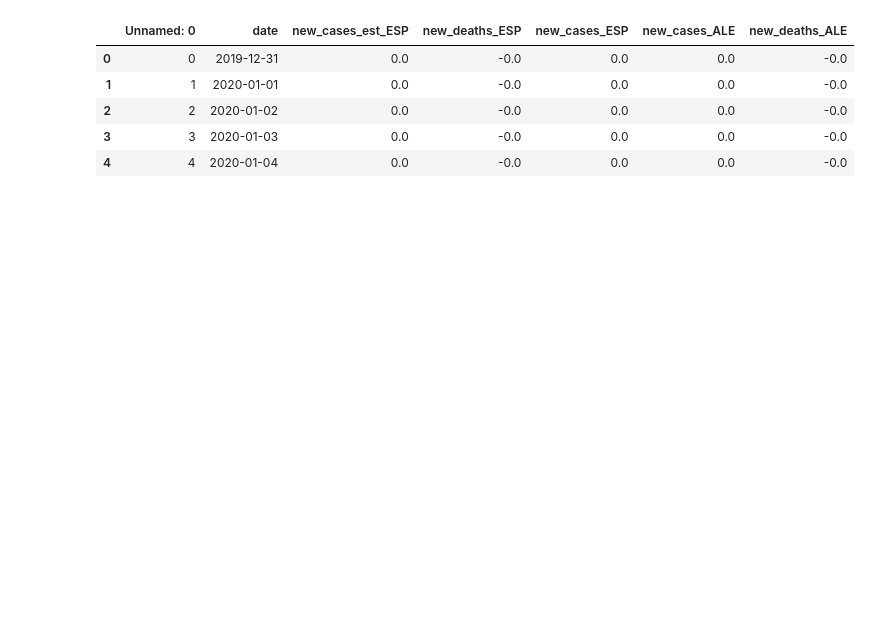
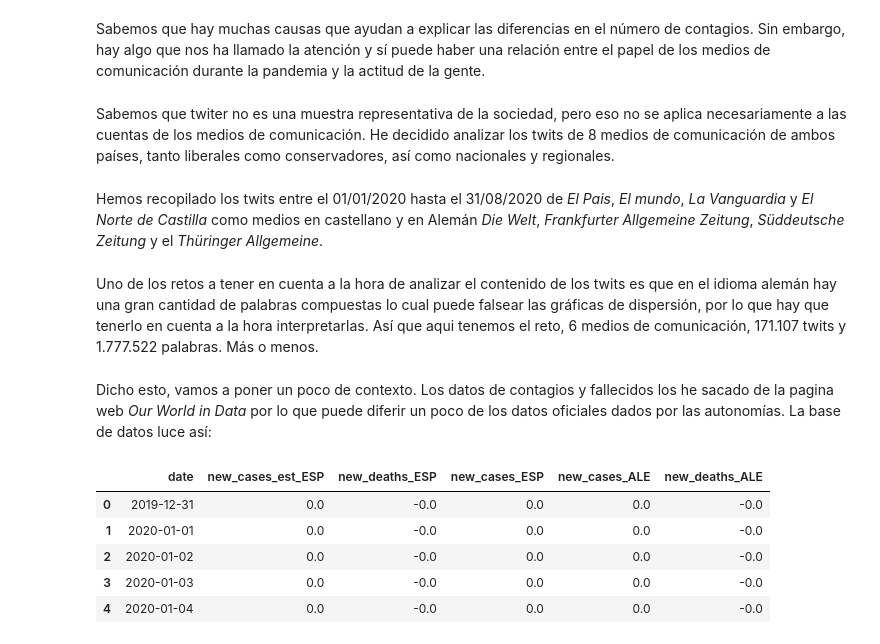
Before and after one commit to psiconomicon/blog, a Jupyter notebook: _notebooks/2020-02-20-test-Copy1.ipynb, the cells around one changed output. Drawn from its saved outputs; the diff is of its cells as text; code cells hidden in the pictures; blank space fills up the shorter version.

```diff
--- a/_notebooks/2020-02-20-test-Copy1.ipynb
+++ b/_notebooks/2020-02-20-test-Copy1.ipynb
@@ -10,6 +15,32 @@
+# %% [markdown]
+Sabemos que hay muchas causas que ayudan a explicar las diferencias en el número de contagios. Sin embargo, hay algo que nos ha llamado la atención y sí puede haber una relación entre el papel de los medios de comunicación durante la pandemia y la actitud de la gente.
+# %% [markdown]
+Sabemos que twiter no es una muestra representativa de la sociedad, pero eso no se aplica necesariamente a las cuentas de los medios de comunicación. He decidido analizar los twits de 8 medios de comunicación de ambos países, tanto liberales como conservadores, así como nacionales y regionales.
+# %% [markdown]
+Hemos recopilado los twits entre el 01/01/2020 hasta el 31/08/2020 de _El Pais_, _El mundo_, _La Vanguardia_ y _El Norte de Castilla_ como medios en castellano y en Alemán _Die Welt_, _Frankfurter Allgemeine Zeitung_, _Süddeutsche Zeitung_ y el _Thüringer Allgemeine_.
+# %% [markdown]
+Uno de los retos a tener en cuenta a la hora de analizar el contenido de los twits es que en el idioma alemán hay una gran cantidad de palabras compuestas lo cual puede falsear las gráficas de dispersión, por lo que hay que tenerlo en cuenta a la hora interpretarlas.
+Así que aqui tenemos el reto, 6 medios de comunicación, 171.107 twits y 1.777.522 palabras. Más o menos.
+# %% [markdown]
+Dicho esto, vamos a poner un poco de contexto. Los datos de contagios y fallecidos los he sacado de la pagina web _Our World in Data_ por lo que puede diferir un poco de los datos oficiales dados por las autonomías. La base de datos luce así:
 # %%
 #collapse-hide
 import pandas as pd
 import altair as alt
 from altair.expr import datum
-alt.data_transformers.enable('data_server');
+#alt.data_transformers.enable('data_server');
+
+lista_palabras = 'https://raw.githubusercontent.com/psiconomicon/blog/master/assets/lista_palabras.csv'
+casos_decesos = 'https://raw.githubusercontent.com/psiconomicon/blog/master/assets/casos_decesos.csv'
+
+df_palabras = pd.read_csv(lista_palabras, index_col=0)
+df_casos = pd.read_csv(casos_decesos, index_col=0)
+
+df_casos.head()
+# %% [output]
+|  | date | new_cases_est_ESP | new_deaths_ESP | new_cases_ESP | new_cases_ALE | new_deaths_ALE |
+| 0 | 2019-12-31 | 0.0 | -0.0 | 0.0 | 0.0 | -0.0 |
+| 1 | 2020-01-01 | 0.0 | -0.0 | 0.0 | 0.0 | -0.0 |
+| 2 | 2020-01-02 | 0.0 | -0.0 | 0.0 | 0.0 | -0.0 |
+| 3 | 2020-01-03 | 0.0 | -0.0 | 0.0 | 0.0 | -0.0 |
+| 4 | 2020-01-04 | 0.0 | -0.0 | 0.0 | 0.0 | -0.0 |
@@ -23,9 +46,0 @@ df_casos = pd.read_csv(casos_decesos)
-# %%
-df_casos.head()
-# %% [output]
-|  | Unnamed: 0 | date | new_cases_est_ESP | new_deaths_ESP | new_cases_ESP | new_cases_ALE | new_deaths_ALE |
-| 0 | 0 | 2019-12-31 | 0.0 | -0.0 | 0.0 | 0.0 | -0.0 |
-| 1 | 1 | 2020-01-01 | 0.0 | -0.0 | 0.0 | 0.0 | -0.0 |
-| 2 | 2 | 2020-01-02 | 0.0 | -0.0 | 0.0 | 0.0 | -0.0 |
-| 3 | 3 | 2020-01-03 | 0.0 | -0.0 | 0.0 | 0.0 | -0.0 |
-| 4 | 4 | 2020-01-04 | 0.0 | -0.0 | 0.0 | 0.0 | -0.0 |
```
Also changed, not shown: parts of 16 cells of this notebook.
